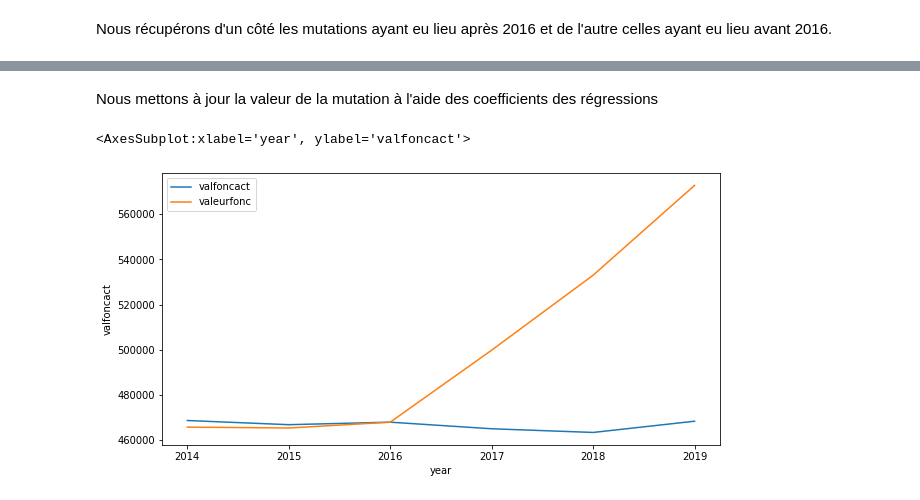
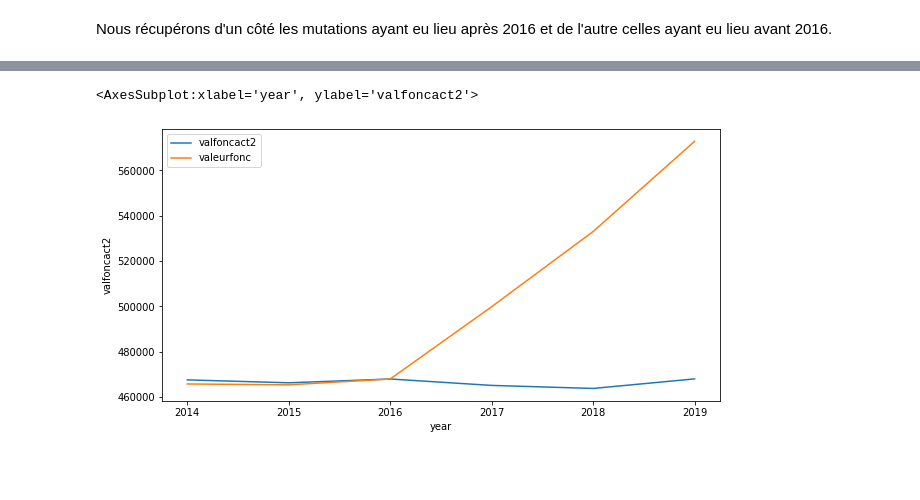
Before and after one commit to Orlogskapten/dvf_ensae_sbra, a Jupyter notebook: Camille/actualisation_val_fonc.ipynb, the cells around one changed output, grey strips where cells are left out. Cells and saved outputs as stored; diff of their text form; code cells hidden in the pictures; blank space fills up the shorter version.

```diff
--- a/Camille/actualisation_val_fonc.ipynb
+++ b/Camille/actualisation_val_fonc.ipynb
@@ -59,21 +42,26 @@ beta2 = ols2.coef_[0]
-# %% [markdown]
-Nous mettons à jour la valeur de la mutation à l'aide des coefficients des régressions
+# %%
+moyperyear = mutation2.groupby(["year"]).mean()
+
+moyvalperyear = moyperyear['valeurfonc']
+# %%
+inflatafter2016 = (moyvalperyear[2019] - moyvalperyear[2016])/moyvalperyear[2016]
+inflatbefore2016 = (moyvalperyear[2014] - moyvalperyear[2016])/moyvalperyear[2016]
 # %%
 def f(x) :
     if x["year"] in [2017, 2018, 2019] :
-        return x["valeurfonc"] - (x["year"] - 2016)*beta2
+        return x["valeurfonc"] / (1 + inflatafter2016*(x["year"] - 2016)/3)
     else :
-        return x["valeurfonc"] - (x["year"] - 2016)*beta1
+        return x["valeurfonc"] / (1 + inflatbefore2016*(2016 - x["year"])/2)
 
-mutation["valfoncact"] = mutation.apply(f, axis = 1)
+mutation["valfoncact2"] = mutation.apply(f, axis = 1)
 # %%
 mutation2= mutation.copy()
 mutation2= mutation2.groupby(["year"], as_index= False).mean()
 
 fig = plt.subplots(1, 1, figsize= (10, 5))
 
-sns.lineplot(data = mutation2, x = "year",  y = "valfoncact", label= "valfoncact")
+sns.lineplot(data = mutation2, x = "year",  y = "valfoncact2", label= "valfoncact2")
 sns.lineplot(data = mutation2, x = "year", y = "valeurfonc", label= "valeurfonc")
 # %% [output]
-<AxesSubplot:xlabel='year', ylabel='valfoncact'>
+<AxesSubplot:xlabel='year', ylabel='valfoncact2'>
-[figure, old version]
+[figure, new version]
```
Also changed, not shown: parts of 7 cells of this notebook, 2 other files.
